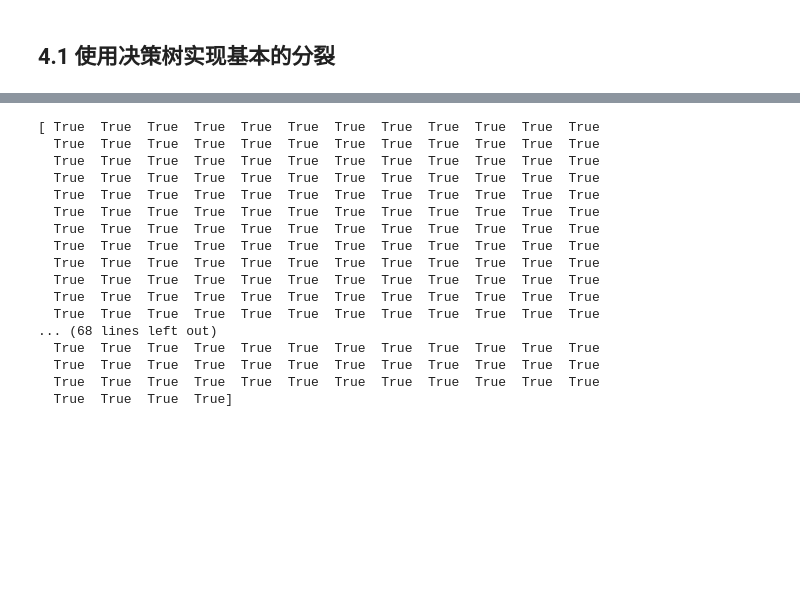
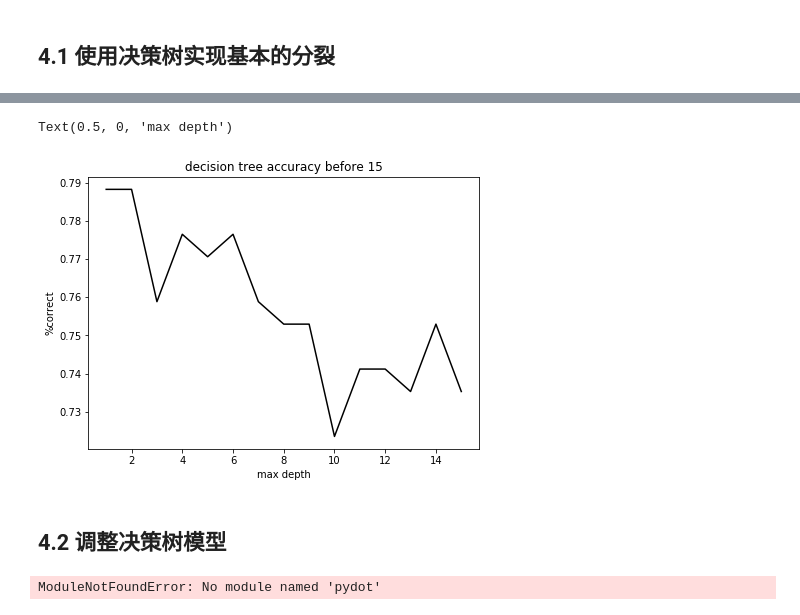
Before and after one commit to Estom/notes, a Jupyter notebook: Sklearn/sklearn-cookbook-zh/4.ipynb, the cells around one changed output, grey strips where cells are left out. Saved outputs shown, nothing was run; the diff lists cells and outputs as text; code cells hidden in the pictures; blank space fills up the shorter version.

```diff
--- a/Sklearn/sklearn-cookbook-zh/4.ipynb
+++ b/Sklearn/sklearn-cookbook-zh/4.ipynb
@@ -1,2 +1,26 @@
 # %% [markdown]
 ## 4.1 使用决策树实现基本的分裂
+# %%
+# 生成准备的分类数据
+import numpy as np
+from sklearn import datasets
+X,y = datasets.make_classification(n_samples=1000,n_features=3,n_redundant=0)
+
+from sklearn.tree import DecisionTreeClassifier
+dt = DecisionTreeClassifier()
+dt.fit(X,y)
+preds = dt.predict(X)
+
+n_features=200
+X,y = datasets.make_classification(750,n_features,n_informative=5)
+
+training = np.random.choice([True,False],p=[.75,.25],size=len(y))
+testing = ~training
+accuracies = []
+
+# 使用不同深度的决策树，看accuracies变化
+for x in np.arange(1,n_features+1):
+    dt = DecisionTreeClassifier(max_depth=x)
+    dt.fit(X[training],y[training])
+    preds = dt.predict(X[testing])
+    accuracies.append((preds==y[testing]).mean())
@@ -3,27 +38,28 @@
+# %%
+N = 15
+fig,ax = plt.subplots(figsize=(7,5))
+ax.plot(range(1,n_features+1)[:N],accuracies[:N],color='k')
+ax.set_title("decision tree accuracy before 15")
+ax.set_ylabel("%correct")
+ax.set_xlabel("max depth")
+# %% [output]
+Text(0.5, 0, 'max depth')
+[figure, added]
+# %% [markdown]
+## 4.2 调整决策树模型
 # %%
-# 生成准备的分类数据
 from sklearn import datasets
-X,y = datasets.make_classification(n_samples=1000,n_features=3,n_redundant=0)
-
+X, y = datasets.make_classification(1000, 20, n_informative=3)
 from sklearn.tree import DecisionTreeClassifier
 dt = DecisionTreeClassifier()
-dt.fit(X,y)
-preds = dt.predict(X)
+dt.fit(X, y)
+
+from io import StringIO
+from sklearn import tree
+import pydot
+str_buffer = StringIO()
+tree.export_graphviz(dt,out_file=str_buffer)
+graph = pydot.graph_from_dot_data(str_buffer.ge)
+graph.write("myfile.jpg")
 # %% [output]
-[ True  True  True  True  True  True  True  True  True  True  True  True
-  True  True  True  True  True  True  True  True  True  True  True  True
-  True  True  True  True  True  True  True  True  True  True  True  True
-  True  True  True  True  True  True  True  True  True  True  True  True
-  True  True  True  True  True  True  True  True  True  True  True  True
-  True  True  True  True  True  True  True  True  True  True  True  True
-  True  True  True  True  True  True  True  True  True  True  True  True
-  True  True  True  True  True  True  True  True  True  True  True  True
-  True  True  True  True  True  True  True  True  True  True  True  True
-  True  True  True  True  True  True  True  True  True  True  True  True
-  True  True  True  True  True  True  True  True  True  True  True  True
-  True  True  True  True  True  True  True  True  True  True  True  True
-... (68 lines left out)
-  True  True  True  True  True  True  True  True  True  True  True  True
-  True  True  True  True  True  True  True  True  True  True  True  True
-  True  True  True  True  True  True  True  True  True  True  True  True
-  True  True  True  True]
+ModuleNotFoundError: No module named 'pydot'
```
Also changed, not shown: parts of 1 cell of this notebook, 2 other files.
